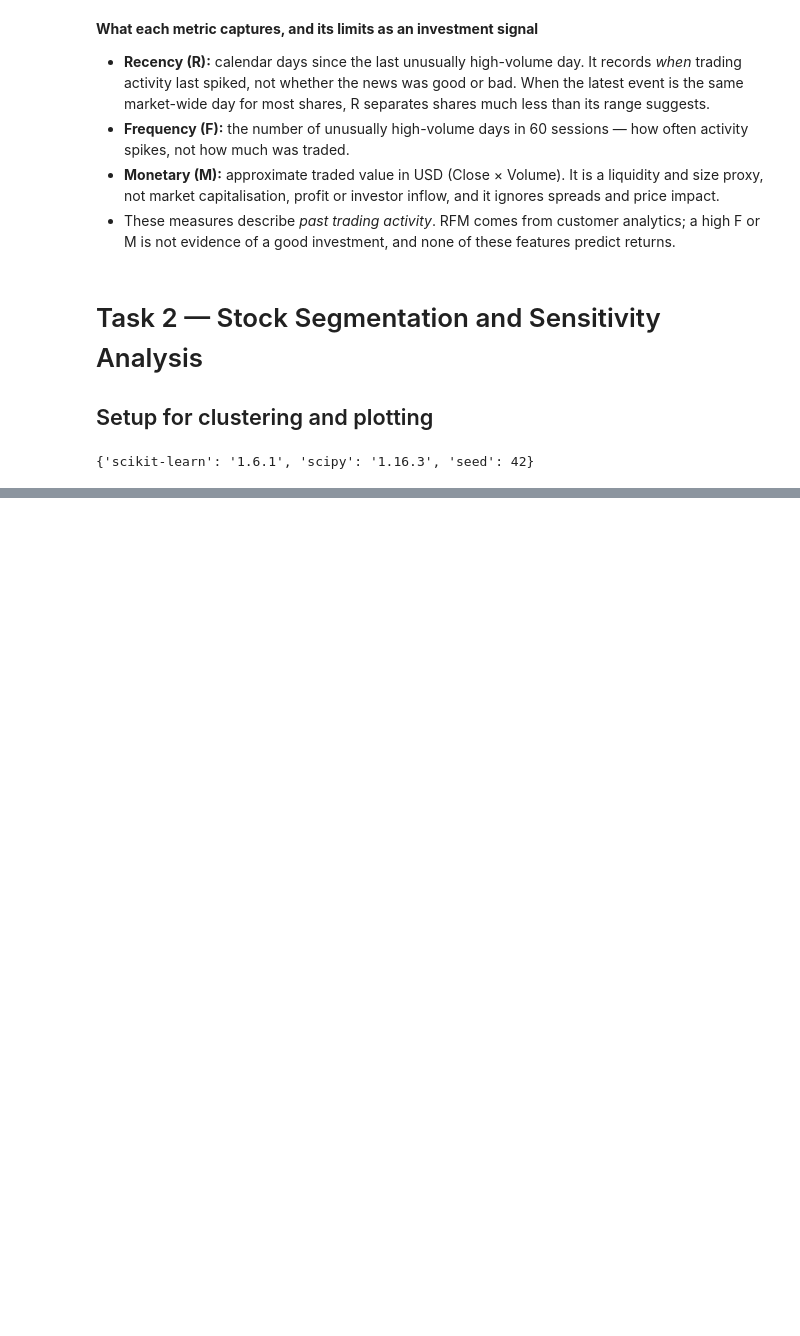
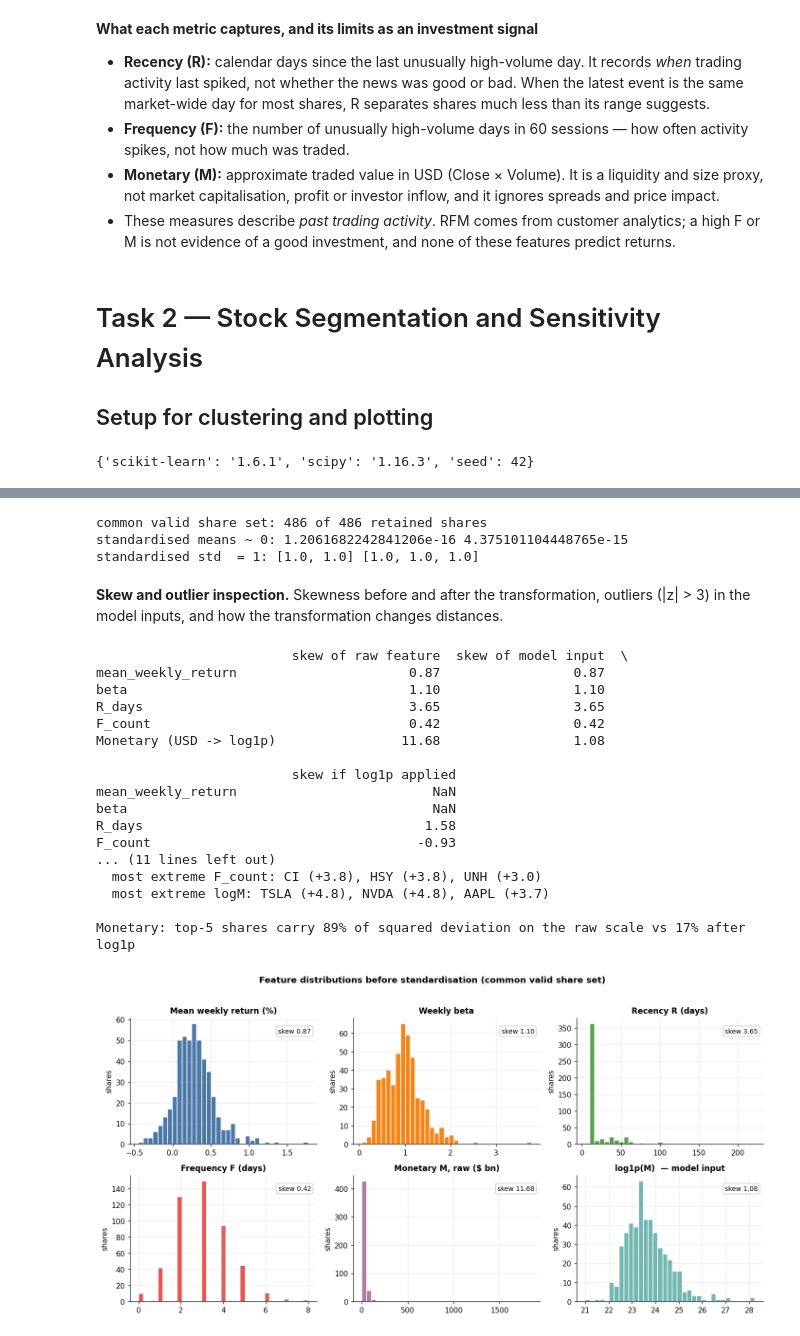
Before and after one commit to aaisha-aamina/crm-sp500-rfm-segmentation, a Jupyter notebook: Coursework_w2052143.ipynb, the cells around one changed output, grey strips where cells are left out. Cells and saved outputs as stored; diff of their text form; code cells hidden in the pictures; blank space fills up the shorter version.

```diff
--- a/Coursework_w2052143.ipynb
+++ b/Coursework_w2052143.ipynb
@@ -614,0 +618,79 @@ print({'scikit-learn': sklearn.__version__, 'scipy': scipy.__version__, 'seed':
+# %%
+cs = feat[feat['common_valid_set']].reset_index(drop=True).copy()   # common valid share set
+cs['logM'] = np.log1p(cs['M_usd'])
+print('common valid share set:', len(cs), 'of', len(feat), 'retained shares')
+
+RR_COLS  = ['mean_weekly_return', 'beta']
+ACT_COLS = ['R_days', 'F_count', 'logM']
+X_rr_raw, X_act_raw = cs[RR_COLS].copy(), cs[ACT_COLS].copy()
+assert X_rr_raw.notna().all().all() and X_act_raw.notna().all().all()
+
+sc_rr, sc_act = StandardScaler(), StandardScaler()
+X_rr  = pd.DataFrame(sc_rr.fit_transform(X_rr_raw),   columns=RR_COLS,  index=cs['ticker'])
+X_act = pd.DataFrame(sc_act.fit_transform(X_act_raw), columns=ACT_COLS, index=cs['ticker'])
+assert X_rr.index.equals(X_act.index)
+print('standardised means ~ 0:', float(X_rr.mean().abs().max()), float(X_act.mean().abs().max()))
+print('standardised std  = 1:', X_rr.std(ddof=0).round(3).tolist(), X_act.std(ddof=0).round(3).tolist())
+
+X_rr.to_csv(OUT_DIR / 'matrix_risk_return_standardised.csv')
+X_act.to_csv(OUT_DIR / 'matrix_activity_standardised.csv')
+cs[['ticker'] + RR_COLS].to_csv(OUT_DIR / 'matrix_risk_return_raw.csv', index=False)
+cs[['ticker'] + ACT_COLS + ['M_usd']].to_csv(OUT_DIR / 'matrix_activity_raw.csv', index=False)
+# %% [output]
+common valid share set: 486 of 486 retained shares
+standardised means ~ 0: 1.2061682242841206e-16 4.375101104448765e-15
+standardised std  = 1: [1.0, 1.0] [1.0, 1.0, 1.0]
+# %% [markdown]
+**Skew and outlier inspection.** Skewness before and after the transformation, outliers (|z| > 3) in the model inputs, and how the transformation changes distances.
+# %%
+diag = pd.DataFrame({
+    'skew of raw feature':   [cs['mean_weekly_return'].skew(), cs['beta'].skew(), cs['R_days'].skew(), cs['F_count'].skew(), cs['M_usd'].skew()],
+    'skew of model input':   [cs['mean_weekly_return'].skew(), cs['beta'].skew(), cs['R_days'].skew(), cs['F_count'].skew(), cs['logM'].skew()],
+    'skew if log1p applied': [np.nan, np.nan, np.log1p(cs['R_days']).skew(), np.log1p(cs['F_count']).skew(), cs['logM'].skew()],
+}, index=['mean_weekly_return', 'beta', 'R_days', 'F_count', 'Monetary (USD -> log1p)']).round(2)
+print(diag)
+
+Z_all = pd.concat([X_rr, X_act], axis=1)
+print('\nOutliers |z| > 3 in model inputs:'); print((Z_all.abs() > 3).sum().to_string())
+for c in Z_all.columns:
+    top = Z_all[c].abs().sort_values(ascending=False).head(3)
+    print(f'  most extreme {c}:', ', '.join(f'{t} ({Z_all.loc[t, c]:+.1f})' for t in top.index))
+
+# how much of the total squared distance do the 5 most extreme shares carry?
+z_raw = (cs['M_usd'] - cs['M_usd'].mean()) / cs['M_usd'].std(ddof=0)
+z_log = X_act['logM']
+share5 = lambda z: (z**2).nlargest(5).sum() / (z**2).sum()
+print(f"\nMonetary: top-5 shares carry {share5(z_raw):.0%} of squared deviation on the raw scale vs {share5(z_log):.0%} after log1p")
+
+fig, axes = plt.subplots(2, 3, figsize=(13, 6.5))
+panels = [('mean_weekly_return', cs['mean_weekly_return'] * 100, 'Mean weekly return (%)'),
+          ('beta', cs['beta'], 'Weekly beta'),
+          ('R_days', cs['R_days'], 'Recency R (days)'),
+          ('F_count', cs['F_count'], 'Frequency F (days)'),
+          ('M_usd', cs['M_usd'] / 1e9, 'Monetary M, raw ($ bn)'),
+          ('logM', cs['logM'], 'log1p(M)  — model input')]
+for ax, (k, v, t), colr in zip(axes.ravel(), panels, PALETTE):
+    ax.hist(v, bins=35, color=colr, edgecolor='white'); ax.set_title(t); ax.set_ylabel('shares')
+    ax.text(0.97, 0.92, f'skew {pd.Series(v).skew():.2f}', transform=ax.transAxes, ha='right', va='top', fontsize=9,
+            bbox=dict(boxstyle='round', fc='white', ec='#cccccc'))
+fig.suptitle('Feature distributions before standardisation (common valid share set)', fontweight='bold', y=1.02)
+plt.tight_layout(); savefig('fig_2_1_feature_distributions.png'); plt.show()
+# %% [output]
+                         skew of raw feature  skew of model input  \
+mean_weekly_return                      0.87                 0.87
+beta                                    1.10                 1.10
+R_days                                  3.65                 3.65
+F_count                                 0.42                 0.42
+Monetary (USD -> log1p)                11.68                 1.08
+
+                         skew if log1p applied
+mean_weekly_return                         NaN
+beta                                       NaN
+R_days                                    1.58
+F_count                                  -0.93
+... (11 lines left out)
+  most extreme F_count: CI (+3.8), HSY (+3.8), UNH (+3.0)
+  most extreme logM: TSLA (+4.8), NVDA (+4.8), AAPL (+3.7)
+
+Monetary: top-5 shares carry 89% of squared deviation on the raw scale vs 17% after log1p
+[figure, added]
```
Also changed, not shown: parts of 2 cells of this notebook.
